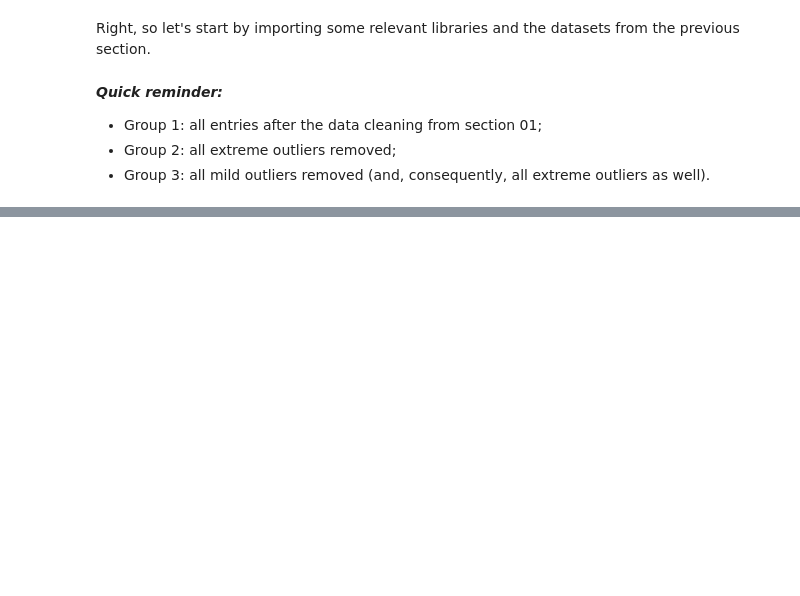
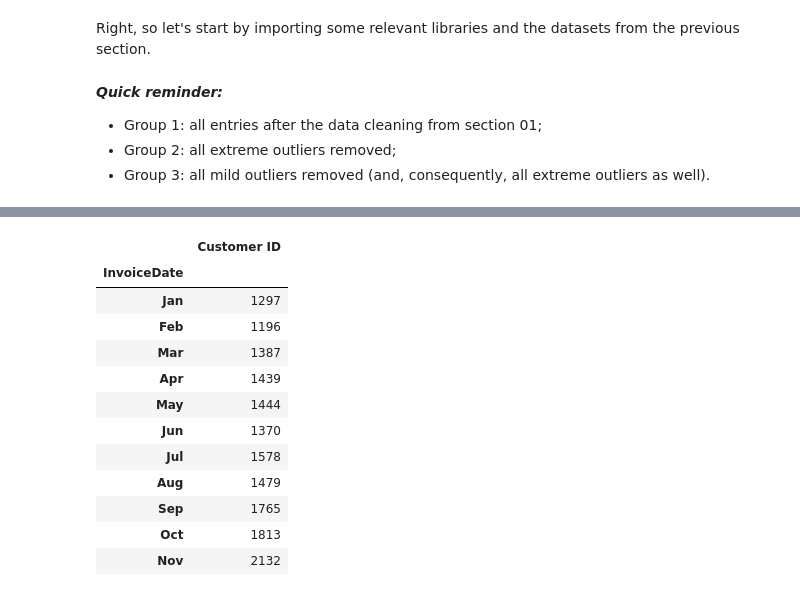
Before and after one commit to igordpm/extracting-insights-from-raw-data, a Jupyter notebook: 02 - Temporal analysis and Streamlit.ipynb, the cells around one changed output, grey strips where cells are left out. Cells and saved outputs as stored; diff of their text form; code cells hidden in the pictures; blank space fills up the shorter version.

```diff
--- a/02 - Temporal analysis and Streamlit.ipynb
+++ b/02 - Temporal analysis and Streamlit.ipynb
@@ -30,0 +135,20 @@ Let's get things going:
+# %%
+(
+        invoices1[['Customer ID']]
+        .groupby(invoices1['InvoiceDate'].dt.month_name().str[:3], sort=False)
+        .count()
+)
+# %% [output]
+|  | Customer ID |
+| InvoiceDate |  |
+| Jan | 1297 |
+| Feb | 1196 |
+| Mar | 1387 |
+| Apr | 1439 |
+| May | 1444 |
+| Jun | 1370 |
+| Jul | 1578 |
+| Aug | 1479 |
+| Sep | 1765 |
+| Oct | 1813 |
+| Nov | 2132 |
```
Also changed, not shown: parts of 20 cells of this notebook, 6 other files.
